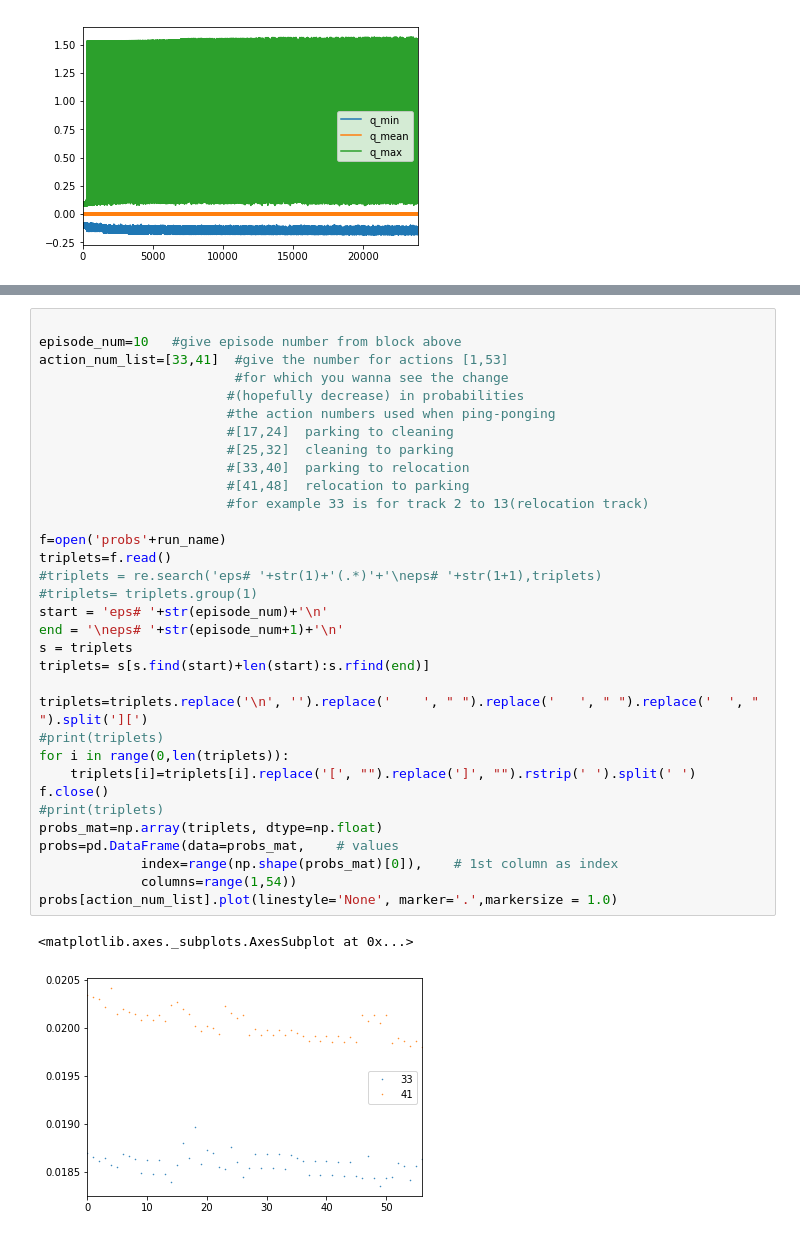
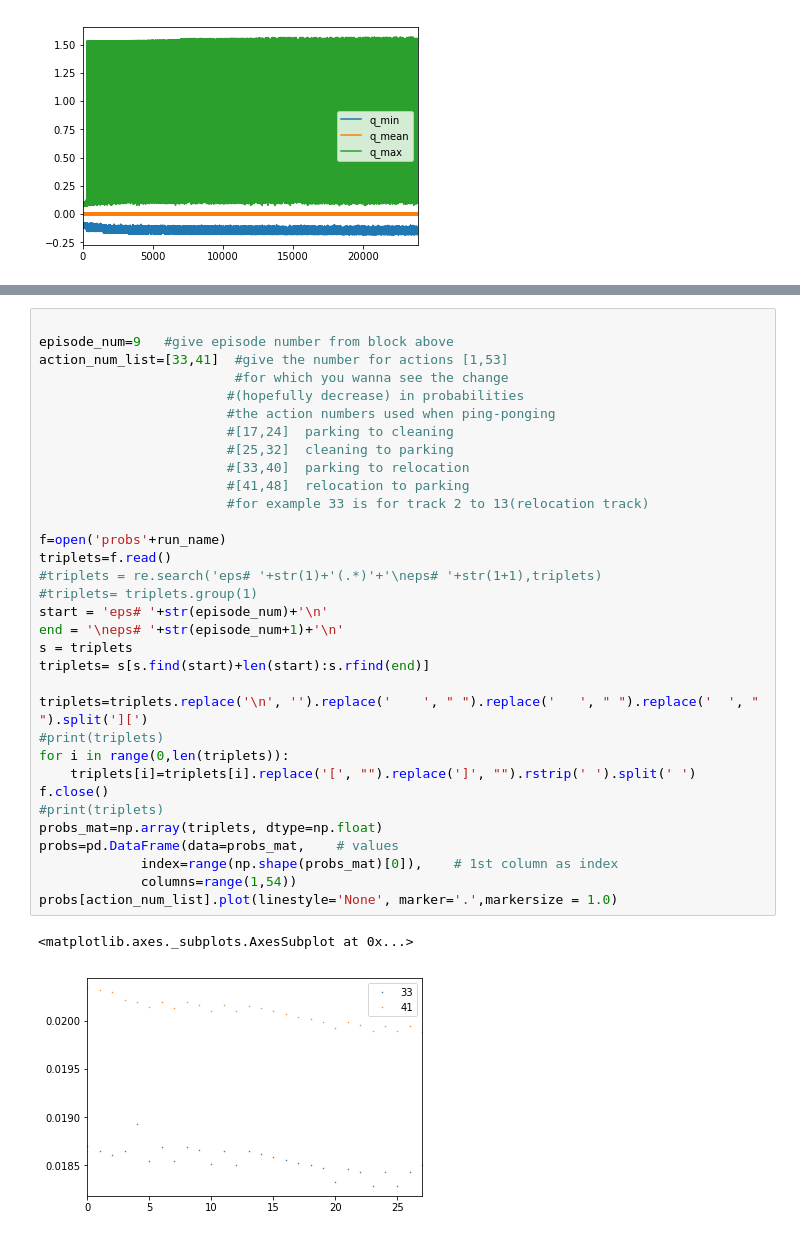
Before and after one commit to helia94/TUSP_BDPI, a Jupyter notebook: monitor_training.ipynb, the cells around one changed output, grey strips where cells are left out. Saved outputs shown, nothing was run; the diff lists cells and outputs as text.

```diff
--- a/monitor_training.ipynb
+++ b/monitor_training.ipynb
@@ -219,37 +220,37 @@ ping_pong rate during episode:  [0, 0, 0, 0, 0, 0, 0, 0, 0, 0, 1, 0, 0, 0, 1, 0,
 actions:  [156, ['start'], ['wait'], ['wait'], ['wait'], [16, 5], ['wait'], [5, 13], [13, 2], [2, 13], [13, 11], ['wait'], [11, 7], [7, 11], [11, 13], [13, 2], [2, 13], [13, 2], ['wait'], [2, 13], [13 ...
 # %%
 
-episode_num=10   #give episode number from block above
+episode_num=9   #give episode number from block above
 action_num_list=[33,41]  #give the number for actions [1,53]
                          #for which you wanna see the change
                         #(hopefully decrease) in probabilities
                         #the action numbers used when ping-ponging
                         #[17,24]  parking to cleaning
                         #[25,32]  cleaning to parking
                         #[33,40]  parking to relocation
                         #[41,48]  relocation to parking
                         #for example 33 is for track 2 to 13(relocation track)
 
 f=open('probs'+run_name)
 triplets=f.read()
 #triplets = re.search('eps# '+str(1)+'(.*)'+'\neps# '+str(1+1),triplets)
 #triplets= triplets.group(1)
 start = 'eps# '+str(episode_num)+'\n'
 end = '\neps# '+str(episode_num+1)+'\n'
 s = triplets
 triplets= s[s.find(start)+len(start):s.rfind(end)]
 
 triplets=triplets.replace('\n', '').replace('    ', " ").replace('   ', " ").replace('  ', " ").split('][')
 #print(triplets)
 for i in range(0,len(triplets)):
     triplets[i]=triplets[i].replace('[', "").replace(']', "").rstrip(' ').split(' ')
 f.close()
 #print(triplets)
 probs_mat=np.array(triplets, dtype=np.float)
 probs=pd.DataFrame(data=probs_mat,    # values
              index=range(np.shape(probs_mat)[0]),    # 1st column as index
              columns=range(1,54))
 probs[action_num_list].plot(linestyle='None', marker='.',markersize = 1.0)
 # %% [output]
 <matplotlib.axes._subplots.AxesSubplot at 0x...>
-[figure, old version]
+[figure, new version]
```
Also changed, not shown: parts of 1 cell of this notebook.
